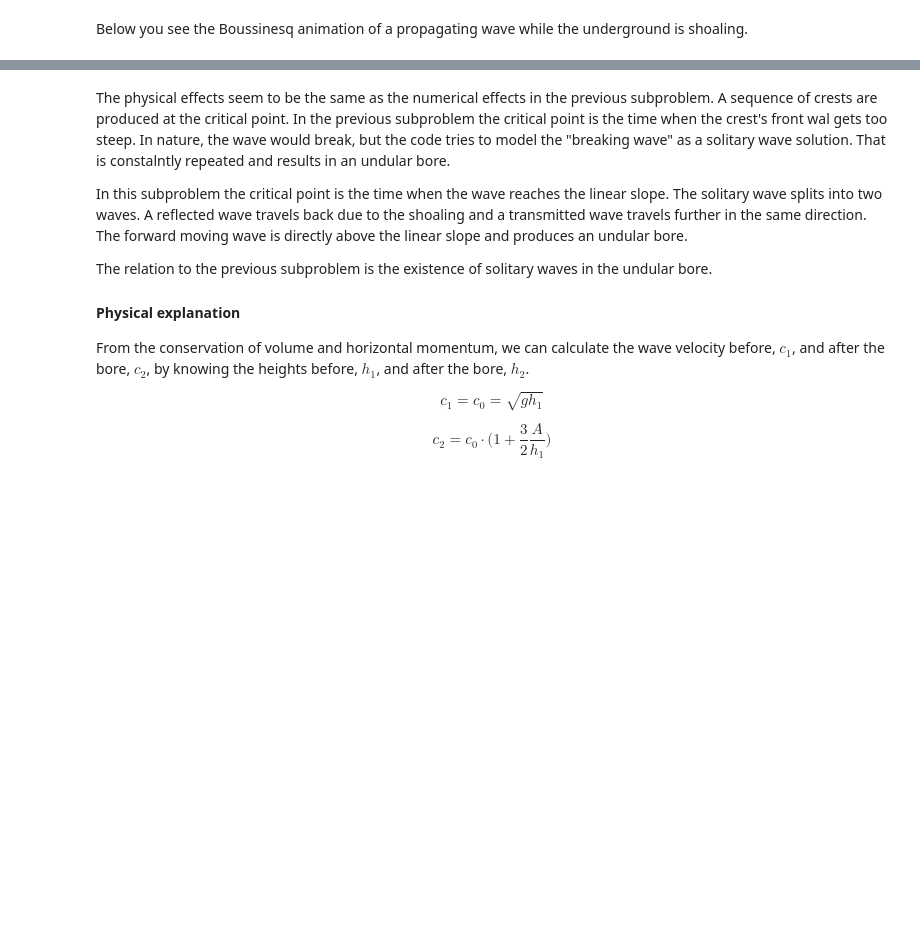
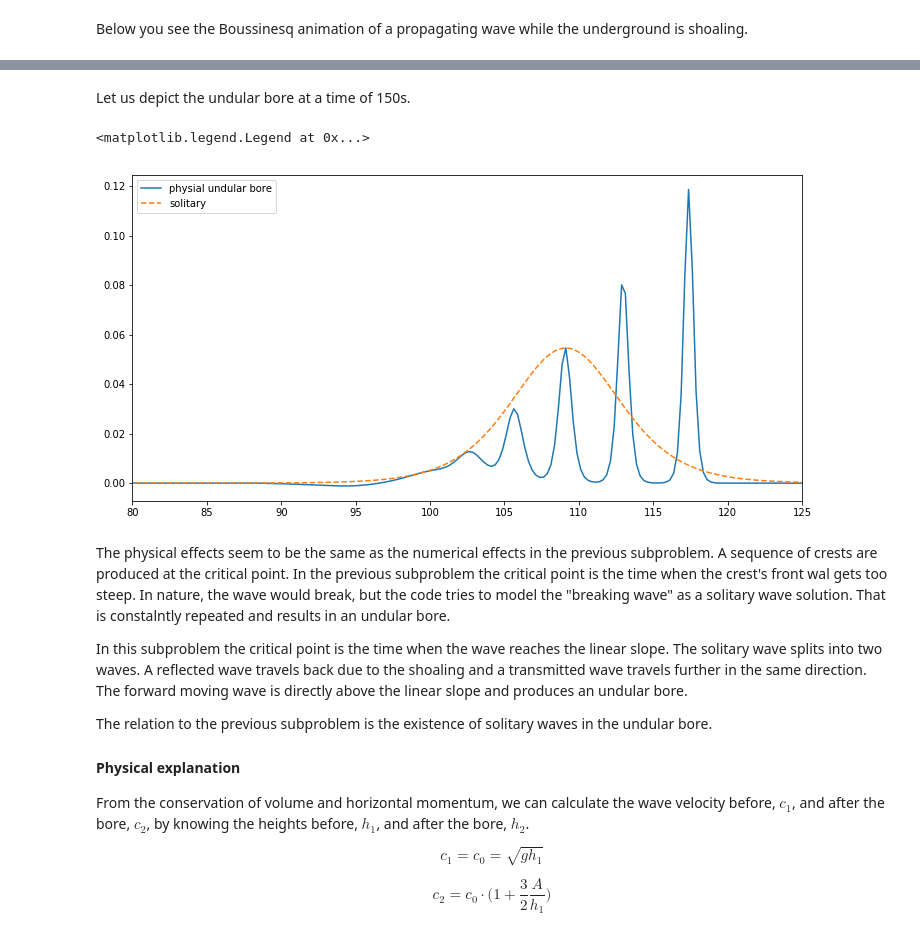
Before and after one commit to Reyna-RT/MEK9320, a Jupyter notebook: Second Assignment results.ipynb, the cells around one changed output, grey strips where cells are left out. Drawn from its saved outputs; the diff is of its cells as text; code cells hidden in the pictures; blank space fills up the shorter version.

```diff
--- a/Second Assignment results.ipynb
+++ b/Second Assignment results.ipynb
@@ -1010,6 +1010,27 @@ anim = animation.FuncAnimation(fig, animate, frames=np.arange(0,201,5),init_func
 HTML(anim.to_html5_video())
 # %% [output]
 [interactive output not drawn]
+# %% [markdown]
+Let us depict the undular bore at a time of 150s.
+# %%
+bb = np.loadtxt('flat_results/bores-c/eta150',unpack=True)
+
+crest = max(bb[1][108*4:110*4])
+x0 = list(bb[1]).index(crest)
+
+alpha = crest
+
+argum = 0.5*np.sqrt(3*alpha)*(bb[0]-bb[0][x0])
+ola = alpha*sech2(argum)
+fig1 = plt.figure(figsize=(12, 6))
+ax1 = fig1.add_subplot(1, 1,1)
+plt.plot(bb[0],bb[1], label='physial undular bore' )
+plt.plot(bb[0],ola,'--', label='solitary')
+plt.xlim(80,125)
+plt.legend()
+# %% [output]
+<matplotlib.legend.Legend at 0x...>
+[figure, added]
 # %% [markdown]
 The physical effects seem to be the same as the numerical effects in the previous subproblem. A sequence of crests are produced at the critical point. In the previous subproblem the critical point is the time when the crest's front wal gets too steep. In nature, the wave would break, but the code tries to model the "breaking wave" as a solitary wave solution. That is constalntly repeated and results in an undular bore.
 
```
Also changed, not shown: parts of 2 cells of this notebook.
